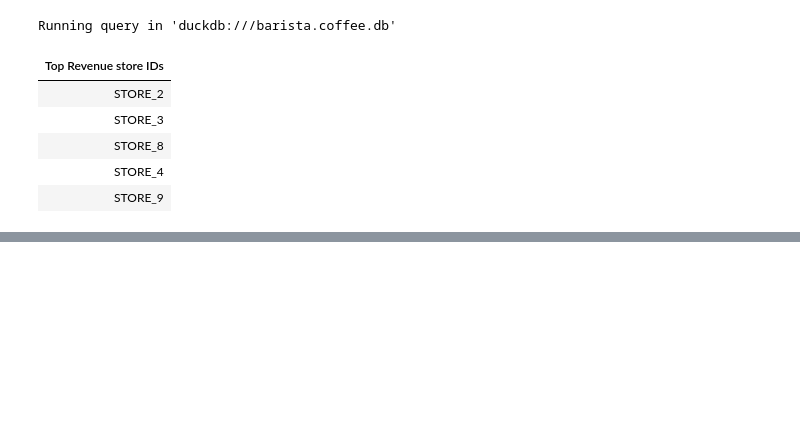
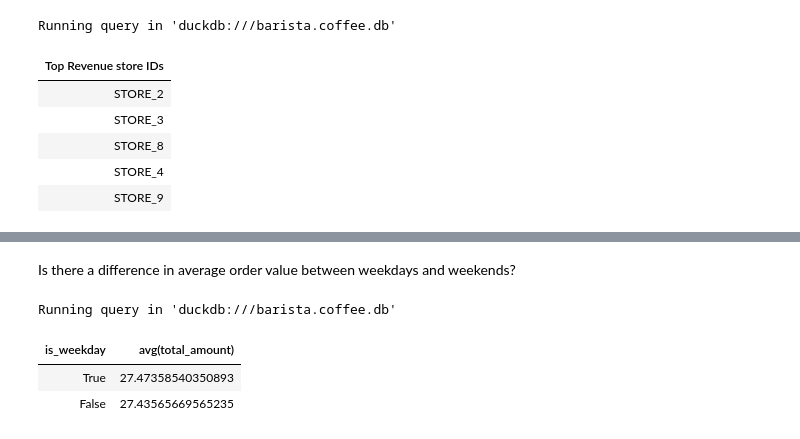
Before and after one commit to tarakkrish/Barista-Coffee, a Jupyter notebook: data/Analysis.ipynb, the cells around one changed output, grey strips where cells are left out. Cells and saved outputs as stored; diff of their text form; code cells hidden in the pictures; blank space fills up the shorter version.

```diff
--- a/data/Analysis.ipynb
+++ b/data/Analysis.ipynb
@@ -196,0 +197,15 @@ Running query in 'duckdb:///barista.coffee.db'
+# %% [markdown]
+Is there a difference in average order value between weekdays and weekends?
+# %%
+%%sql
+with cte as
+(select
+case when weekday(order_date) > 4 then False else True end as is_weekday,avg(total_amount)
+from orders
+group by is_weekday)
+select * from cte;
+# %% [output]
+Running query in 'duckdb:///barista.coffee.db'
+| is_weekday | avg(total_amount) |
+| True | 27.47358540350893 |
+| False | 27.43565669565235 |
```
Also changed, not shown: parts of 9 cells of this notebook, 2 other files.
